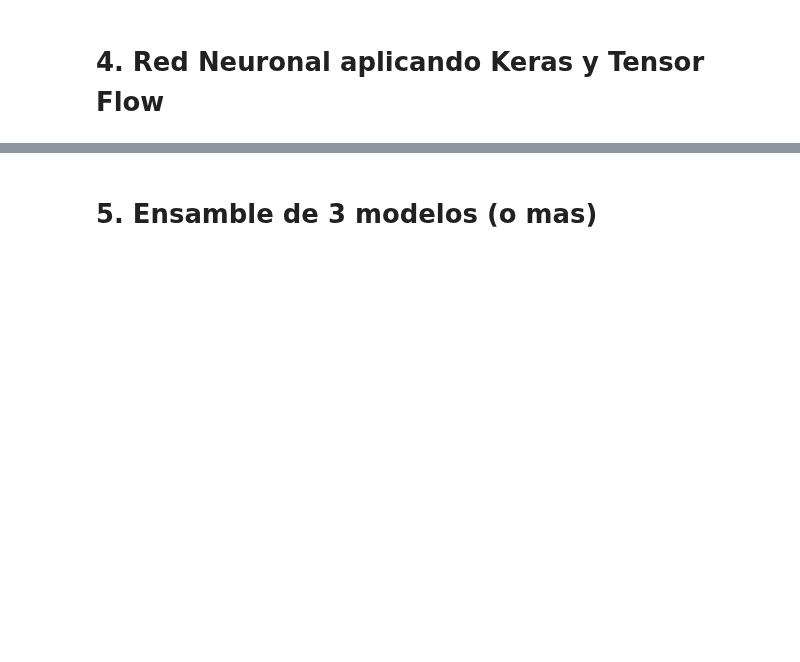
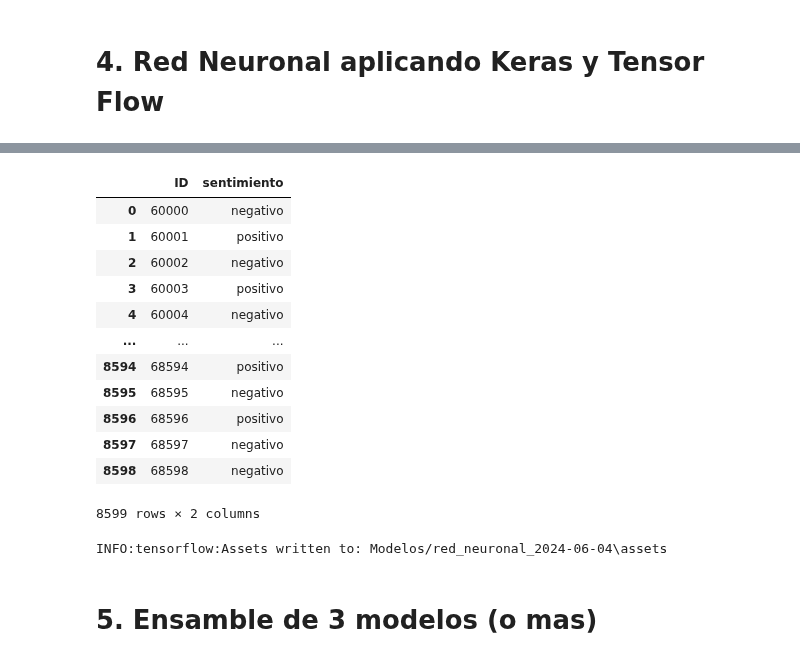
Before and after one commit to AlanRichmond/7506R-1C2024-GRUPO10, a Jupyter notebook: TP2/7506R_TP2_GRUPO10_CHPX_ENTREGA.ipynb, the cells around one changed output, grey strips where cells are left out. Cells and saved outputs as stored; diff of their text form; code cells hidden in the pictures; blank space fills up the shorter version.

Commit message:
add red neuronal - first version

```diff
--- a/TP2/7506R_TP2_GRUPO10_CHPX_ENTREGA.ipynb
+++ b/TP2/7506R_TP2_GRUPO10_CHPX_ENTREGA.ipynb
@@ -762,3 +749,11 @@ final_pred_df_lemma = pd.DataFrame({
 final_pred_df_lemma.to_csv(f"Predicciones/XGBoost_lemmatizacion_{current_date}.csv", index=False)
 # %% [markdown]
 # 4. Red Neuronal aplicando Keras y Tensor Flow
+# %%
+X_train = pd.read_csv('Datasets/X_train.csv', index_col=0)['review_es']
+X_test = pd.read_csv('Datasets/X_test.csv', index_col=0)['review_es']
+y_train = pd.read_csv('Datasets/y_train.csv', index_col=0)['sentimiento']
+y_test = pd.read_csv('Datasets/y_test.csv', index_col=0)['sentimiento']
+
+X_train_processed = pd.read_csv('Datasets/X_train_processed.csv', index_col=0)['review_es']
+X_test_processed = pd.read_csv('Datasets/X_test_processed.csv', index_col=0)['review_es']
@@ -764,0 +780,6 @@ final_pred_df_lemma.to_csv(f"Predicciones/XGBoost_lemmatizacion_{current_date}.c
+# %%
+modelo = Sequential([
+    vectorizer,
+    Dense(1, activation='sigmoid', kernel_regularizer=l2(0.01))])
+
+modelo.summary()
@@ -764,0 +867,5 @@ final_pred_df_lemma.to_csv(f"Predicciones/XGBoost_lemmatizacion_{current_date}.c
+# %%
+conjunto_test = conjunto_test.set_index(conjunto_test['ID'])
+X_conjunto_test = conjunto_test['review_es']
+X_conjunto_test_array = np.array(X_conjunto_test)
+X_conjunto_test_array
@@ -764,0 +881,13 @@ final_pred_df_lemma.to_csv(f"Predicciones/XGBoost_lemmatizacion_{current_date}.c
+# %%
+y_predic = modelo.predict(X_conjunto_test_array)
+y_predic_cat = np.where(y_predic>0.4,1,0)
+
+y_pred_series = pd.Series(y_predic_cat.flatten(), index=conjunto_test.index)
+pred_test_labels = ['positivo' if pred == 1 else 'negativo' for pred in y_pred_series]
+
+final_pred_df = pd.DataFrame({
+    'ID': conjunto_test.index,
+    'sentimiento': pred_test_labels
+})
+final_pred_df
+# %% [output]
@@ -765,2 +895,23 @@ final_pred_df_lemma.to_csv(f"Predicciones/XGBoost_lemmatizacion_{current_date}.c
+|  | ID | sentimiento |
+| 0 | 60000 | negativo |
+| 1 | 60001 | positivo |
+| 2 | 60002 | negativo |
+| 3 | 60003 | positivo |
+| 4 | 60004 | negativo |
+| ... | ... | ... |
+| 8594 | 68594 | positivo |
+| 8595 | 68595 | negativo |
+| 8596 | 68596 | positivo |
+| 8597 | 68597 | negativo |
+| 8598 | 68598 | negativo |
+8599 rows × 2 columns
+# %%
+current_date = datetime.datetime.now().strftime('%Y-%m-%d')
+
+modelo.save(f'Modelos/red_neuronal_{current_date}')
+
+final_pred_df.to_csv(f"Predicciones/Red_Neuronal_{current_date}.csv", index=False)
+# %% [output]
+INFO:tensorflow:Assets written to: Modelos/red_neuronal_2024-06-04\assets
 # %% [markdown]
 # 5. Ensamble de 3 modelos (o mas)
```
Also changed, not shown: parts of 19 cells of this notebook, 6 other files.
